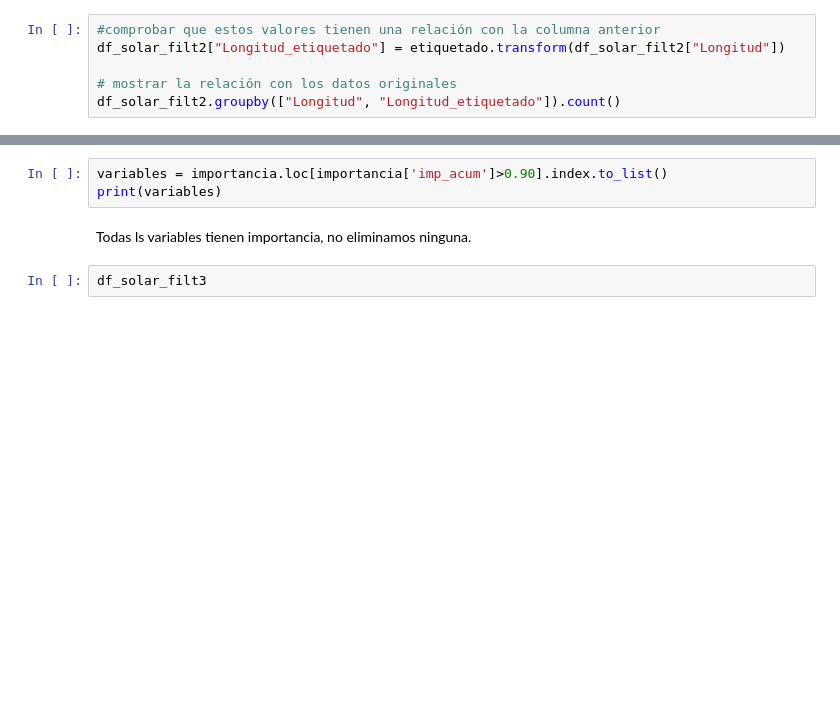
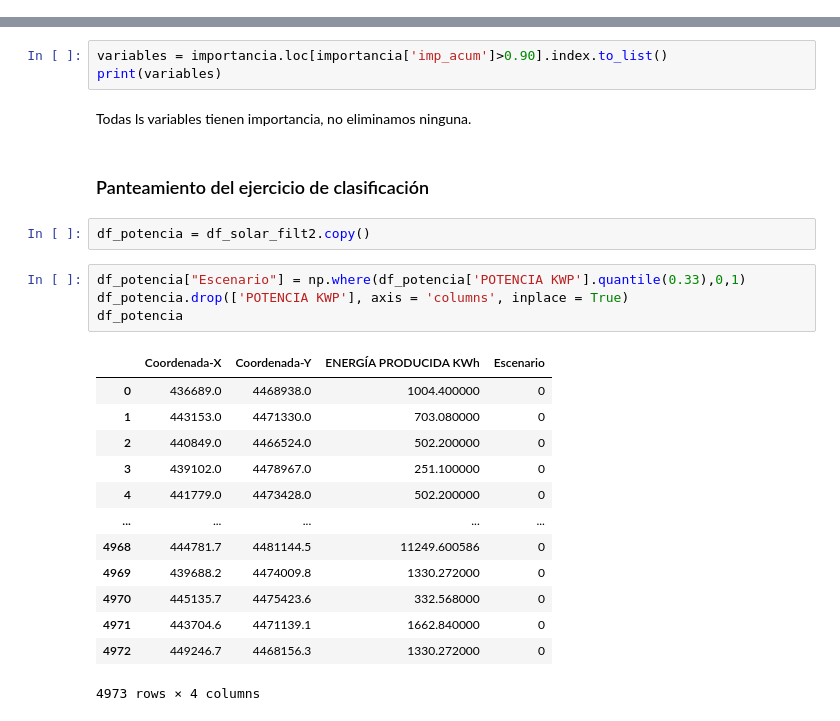
Before and after one commit to Jacobo24/fase2_intento, a Jupyter notebook: fase2.ipynb, the cells around one changed output, grey strips where cells are left out. Drawn from its saved outputs; the diff is of its cells as text; blank space fills up the shorter version.

```diff
--- a/fase2.ipynb
+++ b/fase2.ipynb
@@ -245,6 +192,0 @@ etiquetado.transform(df_solar_filt2["Longitud"])
-# %%
-#comprobar que estos valores tienen una relación con la columna anterior
-df_solar_filt2["Longitud_etiquetado"] = etiquetado.transform(df_solar_filt2["Longitud"])
-
-# mostrar la relación con los datos originales
-df_solar_filt2.groupby(["Longitud", "Longitud_etiquetado"]).count()
@@ -307,5 +285,25 @@ variables = importancia.loc[importancia['imp_acum']>0.90].index.to_list()
 print(variables)
 # %% [markdown]
 Todas ls variables tienen importancia, no eliminamos ninguna.
-# %%
-df_solar_filt3
+# %% [markdown]
+### Panteamiento del ejercicio de clasificación
+# %%
+df_potencia = df_solar_filt2.copy()
+# %%
+df_potencia["Escenario"] = np.where(df_potencia['POTENCIA KWP'].quantile(0.33),0,1)
+df_potencia.drop(['POTENCIA KWP'], axis = 'columns', inplace = True)
+df_potencia
+# %% [output]
+|  | Coordenada-X | Coordenada-Y | ENERGÍA PRODUCIDA KWh | Escenario |
+| 0 | 436689.0 | 4468938.0 | 1004.400000 | 0 |
+| 1 | 443153.0 | 4471330.0 | 703.080000 | 0 |
+| 2 | 440849.0 | 4466524.0 | 502.200000 | 0 |
+| 3 | 439102.0 | 4478967.0 | 251.100000 | 0 |
+| 4 | 441779.0 | 4473428.0 | 502.200000 | 0 |
+| ... | ... | ... | ... | ... |
+| 4968 | 444781.7 | 4481144.5 | 11249.600586 | 0 |
+| 4969 | 439688.2 | 4474009.8 | 1330.272000 | 0 |
+| 4970 | 445135.7 | 4475423.6 | 332.568000 | 0 |
+| 4971 | 443704.6 | 4471139.1 | 1662.840000 | 0 |
+| 4972 | 449246.7 | 4468156.3 | 1330.272000 | 0 |
+4973 rows × 4 columns
```
Also changed, not shown: parts of 29 cells of this notebook.
